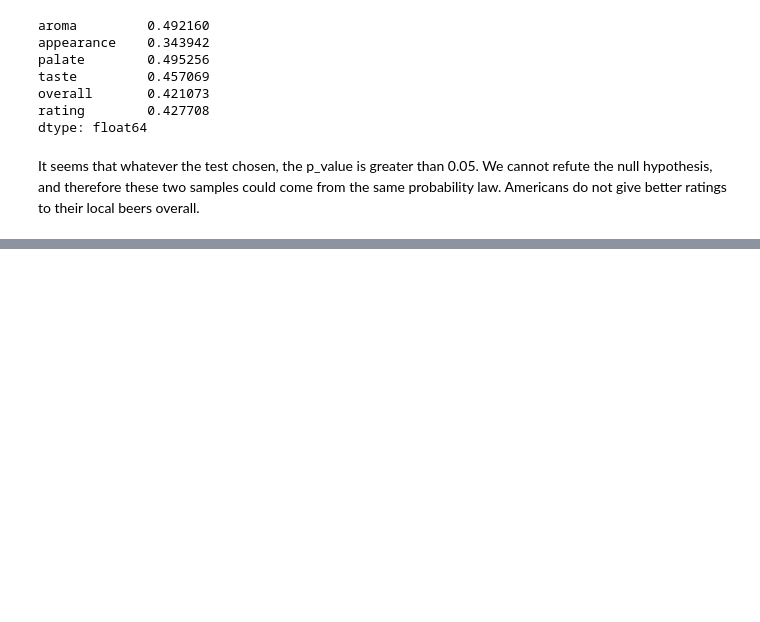
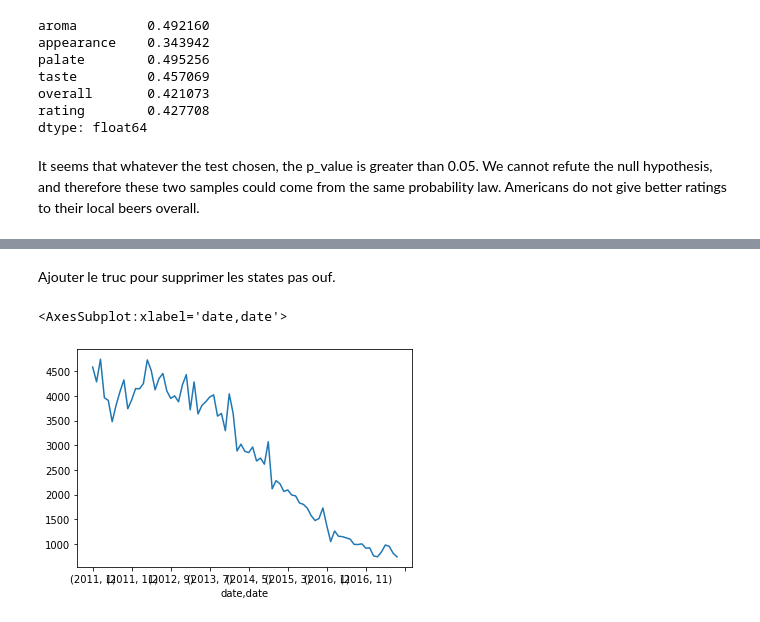
Before and after one commit to epfl-ada/ada-2022-project-datalcoholic, a Jupyter notebook: datalcholic_project_1.ipynb, the cells around one changed output, grey strips where cells are left out. Cells and saved outputs as stored; diff of their text form; code cells hidden in the pictures; blank space fills up the shorter version.

Commit message:
test_explaination

```diff
--- a/datalcholic_project_1.ipynb
+++ b/datalcholic_project_1.ipynb
@@ -540,0 +629,5 @@ It seems that whatever the test chosen, the p_value is greater than 0.05. We can
+# %%
+df_RB_US_USER=df_RB[df_RB['location_user']=='United States']
+df_RB_US_USER=df_RB_US_USER.dropna(subset=['date'])
+df_RB_US_USER['date']=df_RB_US_USER['date'].apply(dt.datetime.fromtimestamp)
+df_RB_US_USER
@@ -540,0 +648,21 @@ It seems that whatever the test chosen, the p_value is greater than 0.05. We can
+# %% [markdown]
+Ajouter le truc pour supprimer les states pas ouf.
+# %%
+#plot the number of reviews per month and year
+#groupby month and year
+#keepn only years from 2010
+
+df_RB_US_USER=df_RB_US_USER[df_RB_US_USER['date'].dt.year>2010]
+df_RB_US_USER['date'].groupby([df_RB_US_USER['date'].dt.year, df_RB_US_USER['date'].dt.month]).count()
+#transform a groupby object into a dataframe
+test=df_RB_US_USER['date'].groupby([df_RB_US_USER['date'].dt.year, df_RB_US_USER['date'].dt.month]).count()
+#rename the fisrt column
+#test=test.apply(lambda x: x).to_frame().reset_index()
+
+#tranform test into a dataframe
+#test=test.reset_index()
+# %%
+df_RB_US_USER['date'].groupby([df_RB_US_USER['date'].dt.year, df_RB_US_USER['date'].dt.month]).count().plot()
+# %% [output]
+<AxesSubplot:xlabel='date,date'>
+[figure, added]
```
Also changed, not shown: parts of 6 cells of this notebook, 1 other file.
